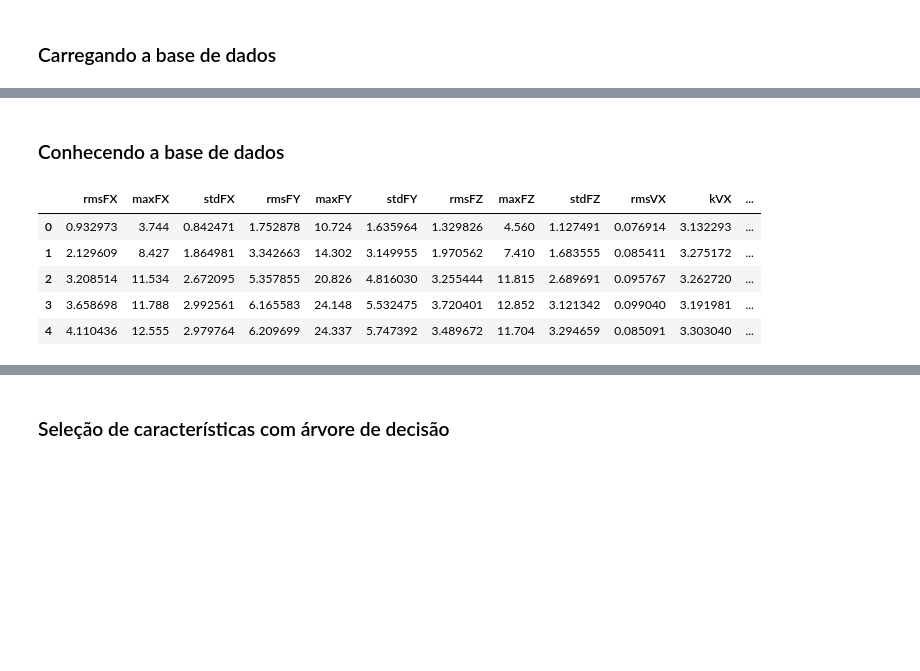
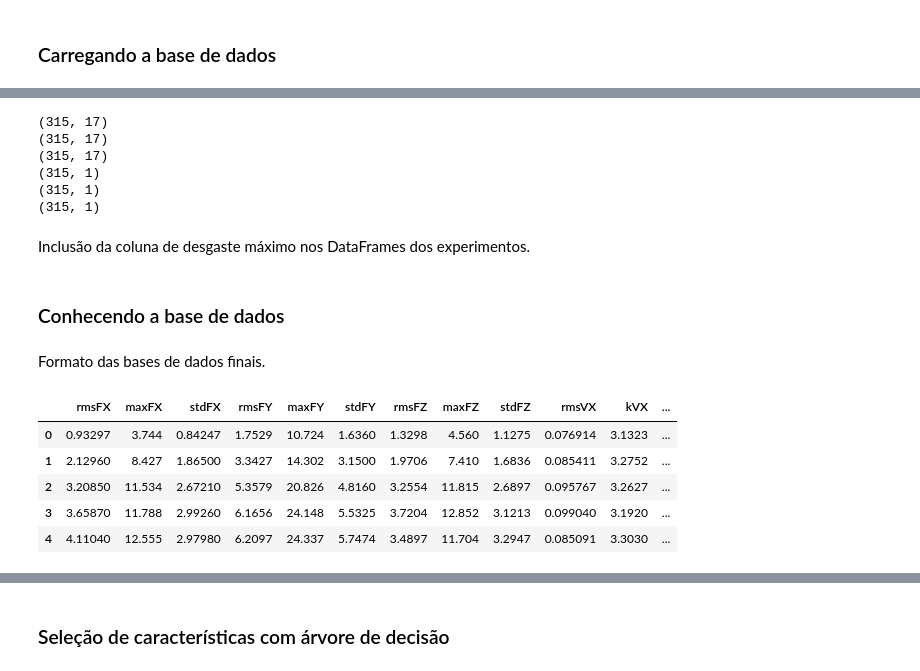
Before and after one commit to IarahAlmeida/IA, a Jupyter notebook: Trabalho final.ipynb, the cells around one changed output, grey strips where cells are left out. Saved outputs shown, nothing was run; the diff lists cells and outputs as text; code cells hidden in the pictures; blank space fills up the shorter version.

```diff
--- a/Trabalho final.ipynb
+++ b/Trabalho final.ipynb
@@ -19,11 +21,41 @@ df.shape
+# %%
+names = ['rmsFX', 'maxFX', 'stdFX', 'rmsFY', 'maxFY', 'stdFY', 'rmsFZ', 'maxFZ', 'stdFZ', 'rmsVX', 'kVX', 'rmsVY', 'kVY', 'rmsVZ', 'kVZ', 'meanEA', 'stdEA']
+target = ['maxDesg']
+df1 = pd.read_csv('x1.csv', names = names)
+df4 = pd.read_csv('x4.csv', names = names)
+df6 = pd.read_csv('x6.csv', names = names)
+df_yt1 = pd.read_csv('yt1.csv', names = target)
+df_yt4 = pd.read_csv('yt4.csv', names = target)
+df_yt6 = pd.read_csv('yt6.csv', names = target)
+print(df1.shape);
+print(df4.shape);
+print(df6.shape);
+print(df_yt1.shape);
+print(df_yt4.shape);
+print(df_yt6.shape);
+# %% [output]
+(315, 17)
+(315, 17)
+(315, 17)
+(315, 1)
+(315, 1)
+(315, 1)
+# %% [markdown]
+Inclusão da coluna de desgaste máximo nos DataFrames dos experimentos.
+# %%
+df1['maxDesg'] = df_yt1['maxDesg']
+df4['maxDesg'] = df_yt4['maxDesg']
+df6['maxDesg'] = df_yt6['maxDesg']
 # %% [markdown]
 <h3>Conhecendo a base de dados</h3>
+# %% [markdown]
+Formato das bases de dados finais.
 # %%
-df.head(5)
+df1.head(5)
 # %% [output]
 |  | rmsFX | maxFX | stdFX | rmsFY | maxFY | stdFY | rmsFZ | maxFZ | stdFZ | rmsVX | kVX | ... |
-| 0 | 0.932973 | 3.744 | 0.842471 | 1.752878 | 10.724 | 1.635964 | 1.329826 | 4.560 | 1.127491 | 0.076914 | 3.132293 | ... |
-| 1 | 2.129609 | 8.427 | 1.864981 | 3.342663 | 14.302 | 3.149955 | 1.970562 | 7.410 | 1.683555 | 0.085411 | 3.275172 | ... |
-| 2 | 3.208514 | 11.534 | 2.672095 | 5.357855 | 20.826 | 4.816030 | 3.255444 | 11.815 | 2.689691 | 0.095767 | 3.262720 | ... |
-| 3 | 3.658698 | 11.788 | 2.992561 | 6.165583 | 24.148 | 5.532475 | 3.720401 | 12.852 | 3.121342 | 0.099040 | 3.191981 | ... |
-| 4 | 4.110436 | 12.555 | 2.979764 | 6.209699 | 24.337 | 5.747392 | 3.489672 | 11.704 | 3.294659 | 0.085091 | 3.303040 | ... |
+| 0 | 0.93297 | 3.744 | 0.84247 | 1.7529 | 10.724 | 1.6360 | 1.3298 | 4.560 | 1.1275 | 0.076914 | 3.1323 | ... |
+| 1 | 2.12960 | 8.427 | 1.86500 | 3.3427 | 14.302 | 3.1500 | 1.9706 | 7.410 | 1.6836 | 0.085411 | 3.2752 | ... |
+| 2 | 3.20850 | 11.534 | 2.67210 | 5.3579 | 20.826 | 4.8160 | 3.2554 | 11.815 | 2.6897 | 0.095767 | 3.2627 | ... |
+| 3 | 3.65870 | 11.788 | 2.99260 | 6.1656 | 24.148 | 5.5325 | 3.7204 | 12.852 | 3.1213 | 0.099040 | 3.1920 | ... |
+| 4 | 4.11040 | 12.555 | 2.97980 | 6.2097 | 24.337 | 5.7474 | 3.4897 | 11.704 | 3.2947 | 0.085091 | 3.3030 | ... |
```
Also changed, not shown: parts of 46 cells of this notebook, 14 other files.
